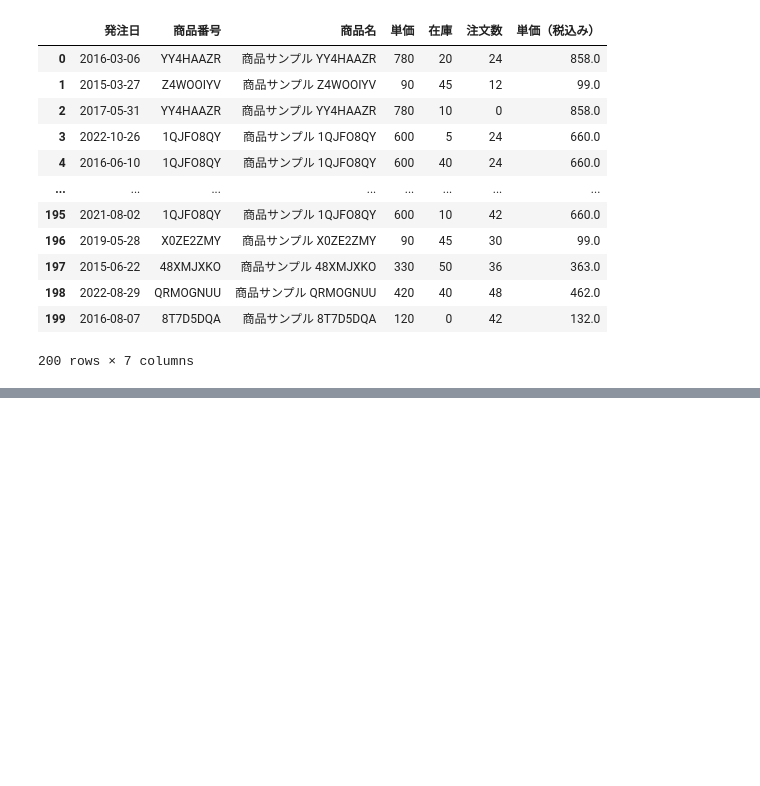
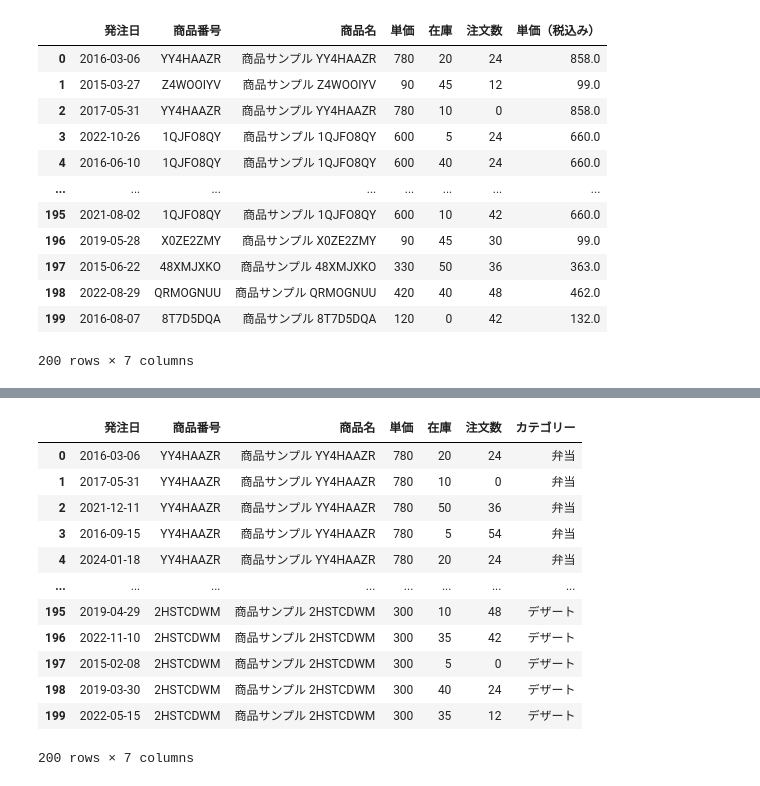
Before and after one commit to picalin/samurai_data_science, a Jupyter notebook: 07_pandas_practice.ipynb, the cells around one changed output, grey strips where cells are left out. Saved outputs shown, nothing was run; the diff lists cells and outputs as text; code cells hidden in the pictures; blank space fills up the shorter version.

```diff
--- a/07_pandas_practice.ipynb
+++ b/07_pandas_practice.ipynb
@@ -134,0 +137,3 @@ pd.concat([df, tax_series], axis=1)
+# %%
+category_df = pd.read_csv('category.csv')
+category_df
@@ -134,0 +152,18 @@ pd.concat([df, tax_series], axis=1)
+# %%
+df = pd.merge(df, category_df[['商品番号', 'カテゴリー']], how='inner', on='商品番号')
+# %%
+df
+# %% [output]
+|  | 発注日 | 商品番号 | 商品名 | 単価 | 在庫 | 注文数 | カテゴリー |
+| 0 | 2016-03-06 | YY4HAAZR | 商品サンプル YY4HAAZR | 780 | 20 | 24 | 弁当 |
+| 1 | 2017-05-31 | YY4HAAZR | 商品サンプル YY4HAAZR | 780 | 10 | 0 | 弁当 |
+| 2 | 2021-12-11 | YY4HAAZR | 商品サンプル YY4HAAZR | 780 | 50 | 36 | 弁当 |
+| 3 | 2016-09-15 | YY4HAAZR | 商品サンプル YY4HAAZR | 780 | 5 | 54 | 弁当 |
+| 4 | 2024-01-18 | YY4HAAZR | 商品サンプル YY4HAAZR | 780 | 20 | 24 | 弁当 |
+| ... | ... | ... | ... | ... | ... | ... | ... |
+| 195 | 2019-04-29 | 2HSTCDWM | 商品サンプル 2HSTCDWM | 300 | 10 | 48 | デザート |
+| 196 | 2022-11-10 | 2HSTCDWM | 商品サンプル 2HSTCDWM | 300 | 35 | 42 | デザート |
+| 197 | 2015-02-08 | 2HSTCDWM | 商品サンプル 2HSTCDWM | 300 | 5 | 0 | デザート |
+| 198 | 2019-03-30 | 2HSTCDWM | 商品サンプル 2HSTCDWM | 300 | 40 | 24 | デザート |
+| 199 | 2022-05-15 | 2HSTCDWM | 商品サンプル 2HSTCDWM | 300 | 35 | 12 | デザート |
+200 rows × 7 columns
```
Also changed, not shown: parts of 2 cells of this notebook, 2 other files.
